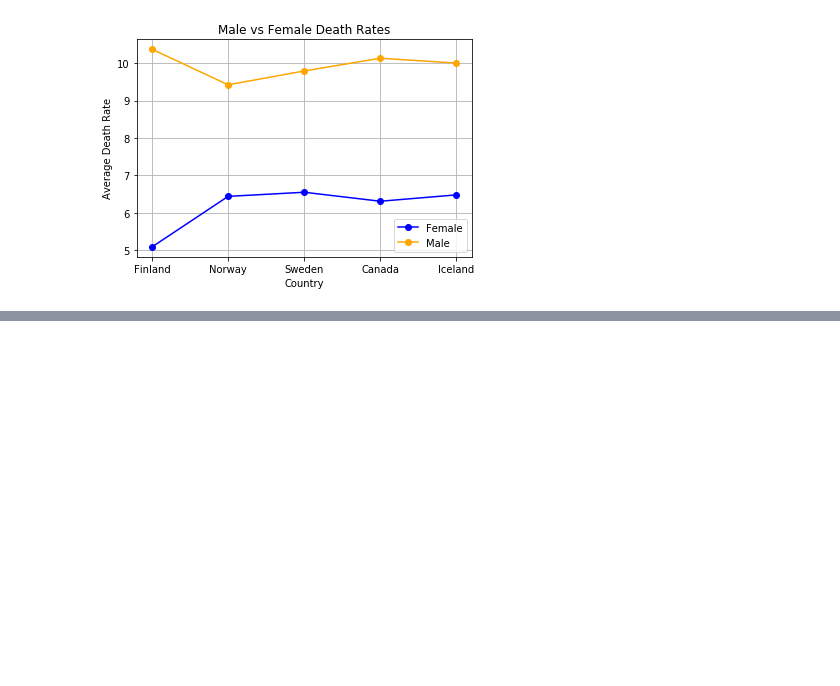
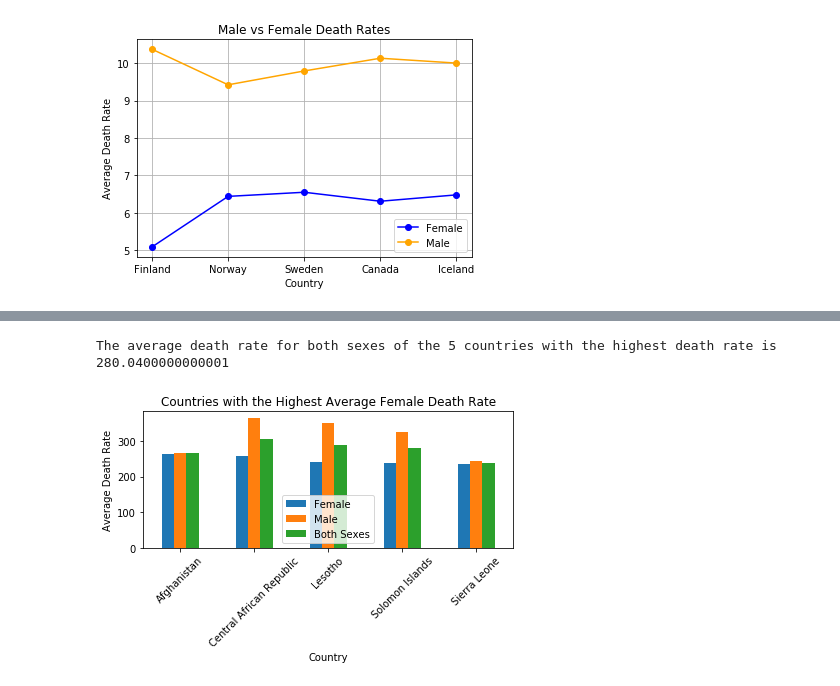
Before and after one commit to camillejensen/project_1, a Jupyter notebook: Project_1.ipynb, the cells around one changed output, grey strips where cells are left out. Cells and saved outputs as stored; diff of their text form; code cells hidden in the pictures; blank space fills up the shorter version.

```diff
--- a/Project_1.ipynb
+++ b/Project_1.ipynb
@@ -242,0 +339,25 @@ plt.show()
+# %%
+mean_high= np.mean(both_high['Average Death Rate'])
+print(f"The average death rate for both sexes of the 5 countries with the highest death rate is {mean_high}")
+# %% [output]
+The average death rate for both sexes of the 5 countries with the highest death rate is 280.0400000000001
+# %%
+
+female_graph= [265.0, 257.8, 242.2, 238.6, 235.1]
+male_fg=[265.2, 364.9, 351.9, 324.7, 243.4]
+both_fg= [265.7,305.1, 288.3,  281.2, 239.0 ]
+
+index_f=['Afghanistan', 'Central African Republic', 'Lesotho', 'Solomon Islands', 'Sierra Leone']
+
+female_bar_df= pd.DataFrame({'Female':female_graph, 'Male': male_fg, 'Both Sexes': both_fg}, index=index_f)
+
+female_bar_df.plot(kind="bar",)
+
+plt.title('Countries with the Highest Average Female Death Rate')
+plt.xlabel('Country')
+plt.ylabel('Average Death Rate')
+plt.xticks(rotation=45)
+plt.tight_layout()
+plt.show()
+# %% [output]
+[figure, added]
```
Also changed, not shown: parts of 11 cells of this notebook.
